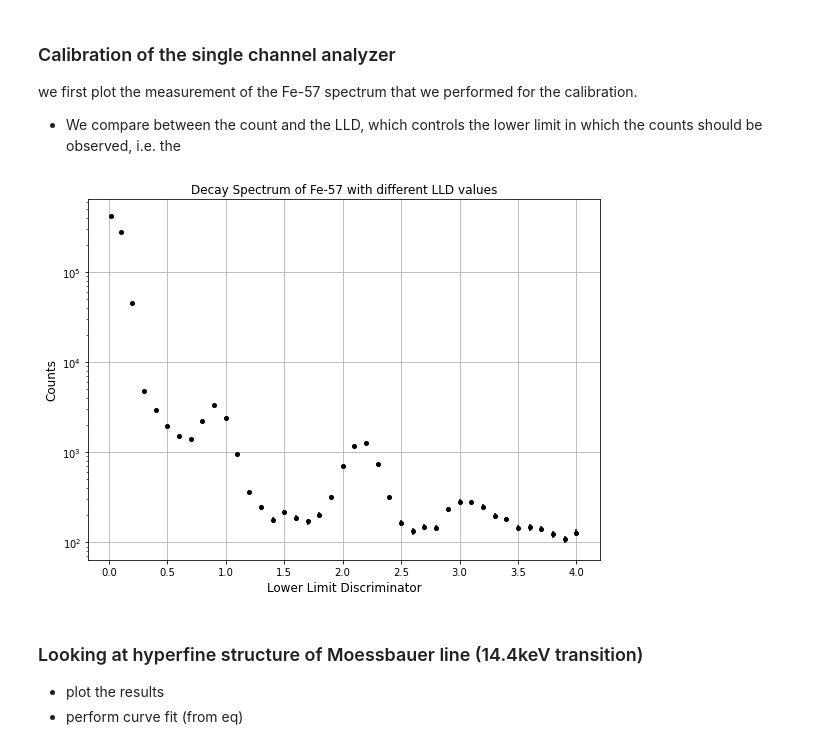
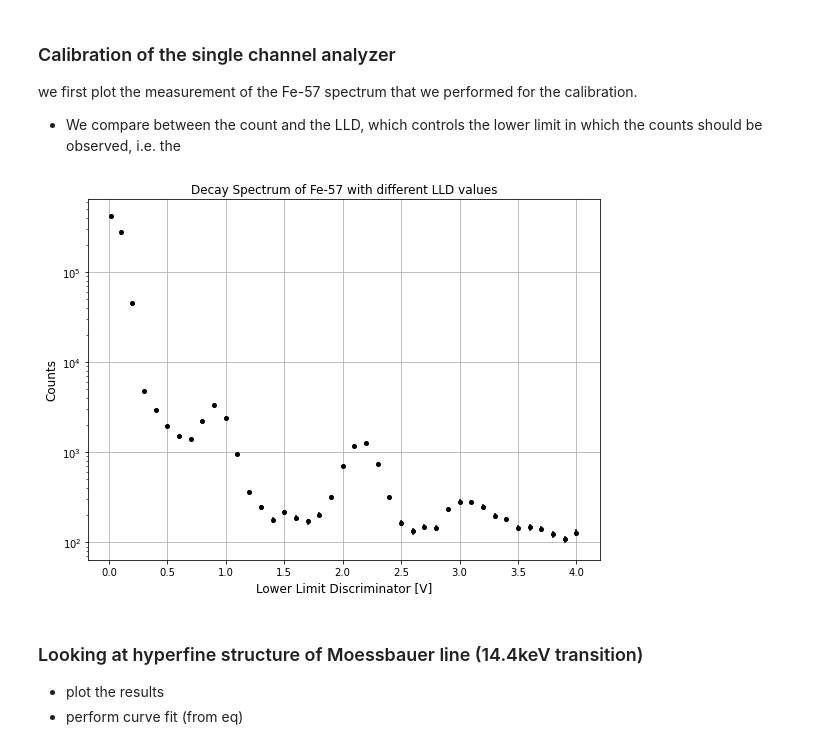
Before and after one commit to tesla1900/advanced-lab-course, a Jupyter notebook: moessbauer/moess_analysis.ipynb, the cells around one changed output. Drawn from its saved outputs; the diff is of its cells as text; code cells hidden in the pictures.

```diff
--- a/moessbauer/moess_analysis.ipynb
+++ b/moessbauer/moess_analysis.ipynb
@@ -31,20 +31,20 @@ counts_err = np.sqrt(count_data)
 # %%
 # plot the LLD vs count
 fig, ax = plt.subplots(figsize=(8,6), tight_layout=True)
 ax.errorbar(lld_data, count_data, yerr=counts_err, marker="o", color="k", ls="", ms=4.0)
-ax.set_xlabel("Lower Limit Discriminator", fontsize=12)
+ax.set_xlabel("Lower Limit Discriminator [V]", fontsize=12)
 ax.set_ylabel("Counts", fontsize=12)
 ax.set_title("Decay Spectrum of Fe-57 with different LLD values")
 ax.set_yscale("log")
 ax.grid()
 
 
 # to say something about it, compare to the figure 4.14 in the textbook reference
 # that way we can identify this as the 14.4 keV Moessbauer line
 # not sure what else to do here, so moving on for now
 plt.savefig(os.path.join(figure_path, "calib_plot.png"), dpi=300)
 # %% [output]
-[figure, old version]
+[figure, new version]
 # %% [markdown]
 ### Looking at hyperfine structure of Moessbauer line (14.4keV transition)
 - plot the results
```
Also changed, not shown: parts of 1 cell of this notebook.
